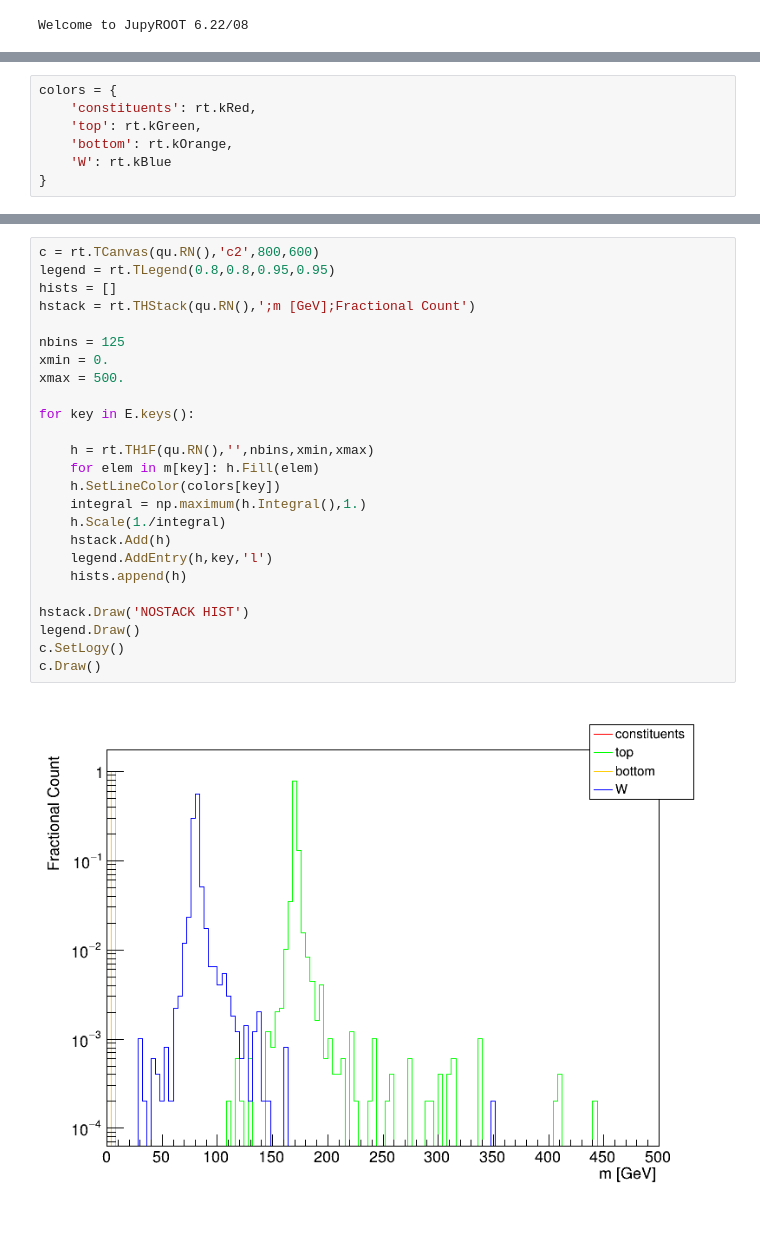
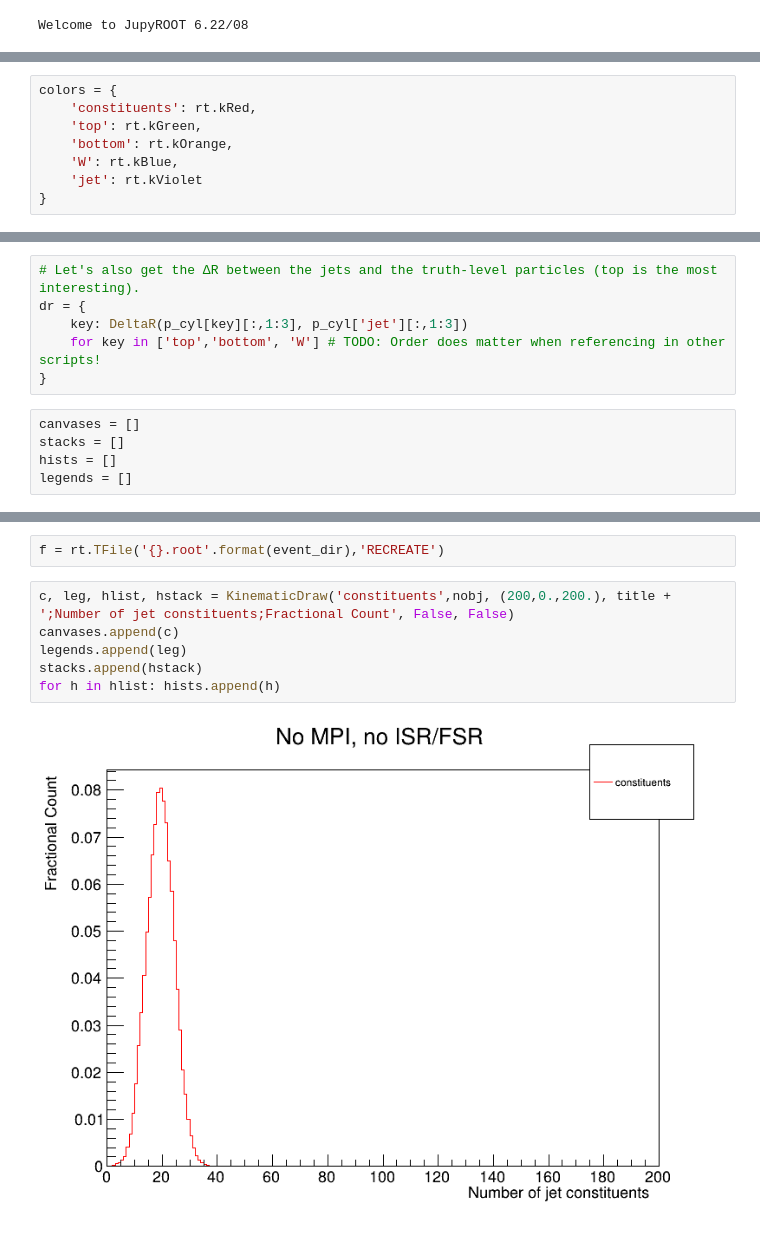
Before and after one commit to janTOffermann/HEPData4ML, a Jupyter notebook: plot/kinematics.ipynb, the cells around one changed output, grey strips where cells are left out. Saved outputs shown, nothing was run; the diff lists cells and outputs as text.

```diff
--- a/plot/kinematics.ipynb
+++ b/plot/kinematics.ipynb
@@ -14,5 +20,6 @@ colors = {
     'constituents': rt.kRed,
     'top': rt.kGreen,
     'bottom': rt.kOrange,
-    'W': rt.kBlue
+    'W': rt.kBlue,
+    'jet': rt.kViolet
 }
@@ -61,3 +107,14 @@ m = {key: np.sqrt((E[key] * E[key] - p2[key]).clip(min=0)) for key in E.keys()}
 
 f.close()
+# %%
+# Let's also get the ∆R between the jets and the truth-level particles (top is the most interesting).
+dr = {
+    key: DeltaR(p_cyl[key][:,1:3], p_cyl['jet'][:,1:3])
+    for key in ['top','bottom', 'W'] # TODO: Order does matter when referencing in other scripts!
+}
+# %%
+canvases = []
+stacks = []
+hists = []
+legends = []
 # %%
@@ -119,27 +174,10 @@ c.Draw()
-# %%
-c = rt.TCanvas(qu.RN(),'c2',800,600)
-legend = rt.TLegend(0.8,0.8,0.95,0.95)
-hists = []
-hstack = rt.THStack(qu.RN(),';m [GeV];Fractional Count')
-
-nbins = 125
-xmin = 0.
-xmax = 500.
-
-for key in E.keys():
-
-    h = rt.TH1F(qu.RN(),'',nbins,xmin,xmax)
-    for elem in m[key]: h.Fill(elem)
-    h.SetLineColor(colors[key])
-    integral = np.maximum(h.Integral(),1.)
-    h.Scale(1./integral)
-    hstack.Add(h)
-    legend.AddEntry(h,key,'l')
-    hists.append(h)
-
-hstack.Draw('NOSTACK HIST')
-legend.Draw()
-c.SetLogy()
-c.Draw()
-# %% [output]
-[figure, removed]
+# %%
+f = rt.TFile('{}.root'.format(event_dir),'RECREATE')
+# %%
+c, leg, hlist, hstack = KinematicDraw('constituents',nobj, (200,0.,200.), title + ';Number of jet constituents;Fractional Count', False, False)
+canvases.append(c)
+legends.append(leg)
+stacks.append(hstack)
+for h in hlist: hists.append(h)
+# %% [output]
+[figure, added]
```
Also changed, not shown: parts of 17 cells of this notebook, 7 other files.
